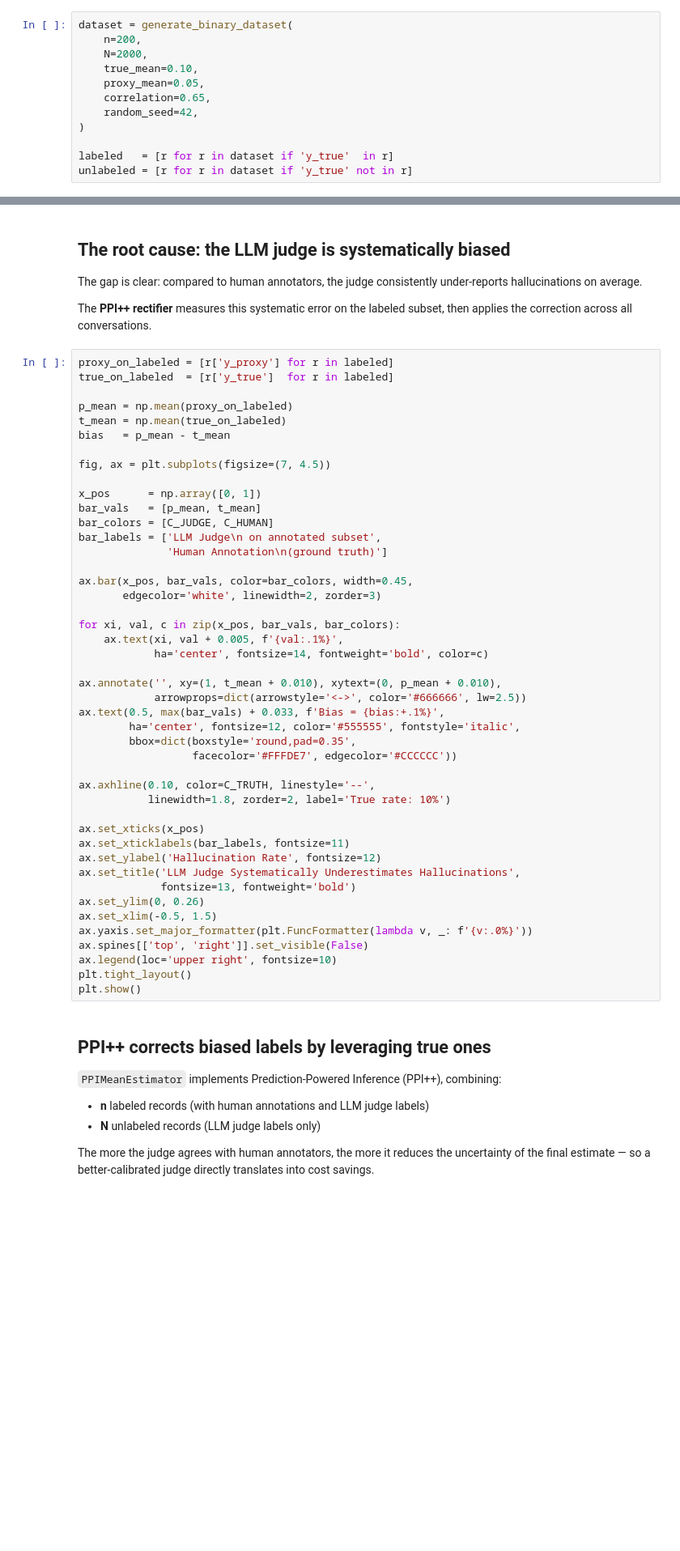
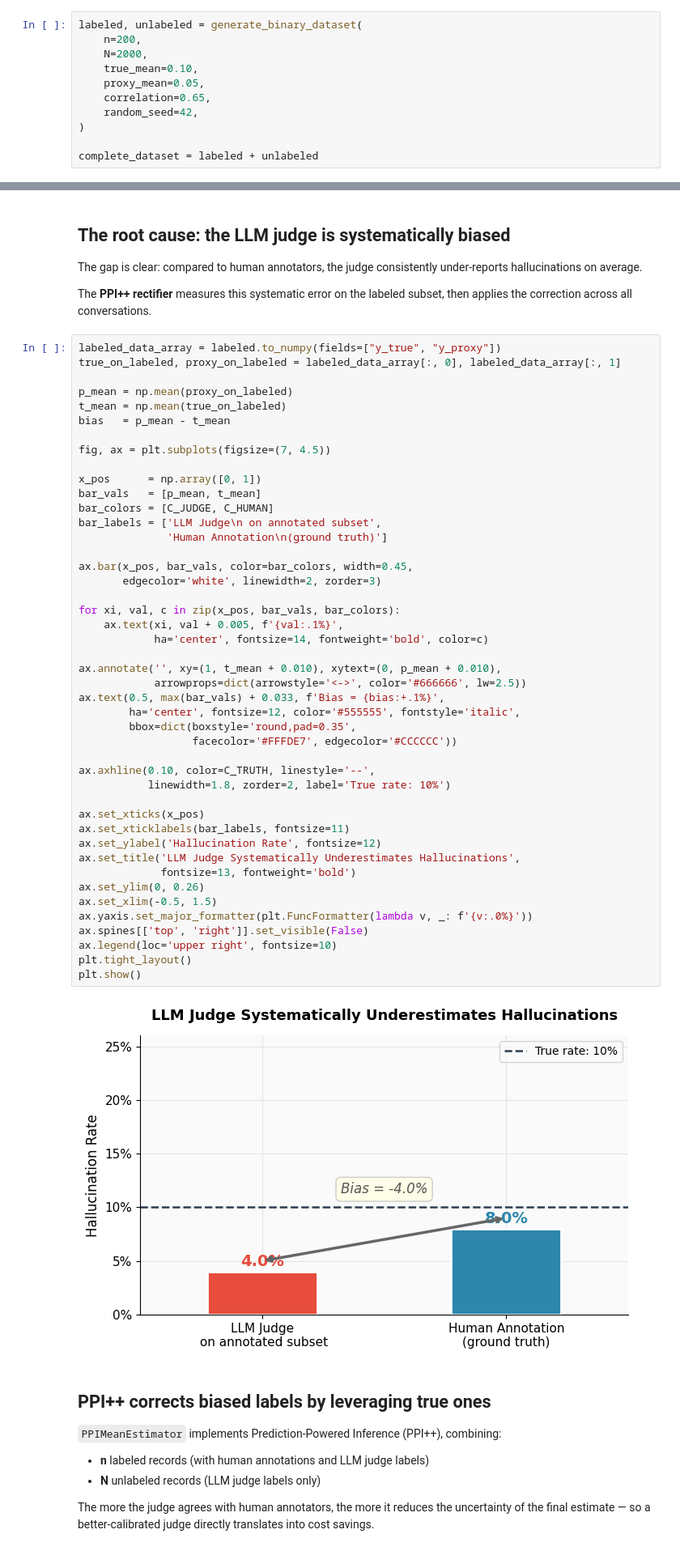
Before and after one commit to EmertonData/glide, a Jupyter notebook: docs/tutorials/ppi.ipynb, the cells around one changed output, grey strips where cells are left out. Shown at 81% size. Saved outputs shown, nothing was run; the diff lists cells and outputs as text; blank space fills up the shorter version.

```diff
--- a/docs/tutorials/ppi.ipynb
+++ b/docs/tutorials/ppi.ipynb
@@ -78,7 +78,7 @@ Each **record** represents one conversation:
 | `y_true` | Labeled records only | `1` = hallucination confirmed by human annotator |
 | `y_proxy` | All records | `1` = hallucination flagged by the LLM judge |
 # %%
-dataset = generate_binary_dataset(
+labeled, unlabeled = generate_binary_dataset(
     n=200,
     N=2000,
     true_mean=0.10,
@@ -87,6 +87,5 @@ dataset = generate_binary_dataset(
     random_seed=42,
 )
 
-labeled   = [r for r in dataset if 'y_true'  in r]
-unlabeled = [r for r in dataset if 'y_true' not in r]
+complete_dataset = labeled + unlabeled
 # %%
@@ -147,8 +162,8 @@ The gap is clear: compared to human annotators, the judge consistently under-rep
 
 The **PPI++ rectifier** measures this systematic error on the labeled subset, then applies the correction across all conversations.
 # %%
-proxy_on_labeled = [r['y_proxy'] for r in labeled]
-true_on_labeled  = [r['y_true']  for r in labeled]
+labeled_data_array = labeled.to_numpy(fields=["y_true", "y_proxy"])
+true_on_labeled, proxy_on_labeled = labeled_data_array[:, 0], labeled_data_array[:, 1]
 
 p_mean = np.mean(proxy_on_labeled)
 t_mean = np.mean(true_on_labeled)
@@ -164,33 +179,35 @@ bar_labels = ['LLM Judge\n on annotated subset',
 
 ax.bar(x_pos, bar_vals, color=bar_colors, width=0.45,
        edgecolor='white', linewidth=2, zorder=3)
 
 for xi, val, c in zip(x_pos, bar_vals, bar_colors):
     ax.text(xi, val + 0.005, f'{val:.1%}',
             ha='center', fontsize=14, fontweight='bold', color=c)
 
 ax.annotate('', xy=(1, t_mean + 0.010), xytext=(0, p_mean + 0.010),
             arrowprops=dict(arrowstyle='<->', color='#666666', lw=2.5))
 ax.text(0.5, max(bar_vals) + 0.033, f'Bias = {bias:+.1%}',
         ha='center', fontsize=12, color='#555555', fontstyle='italic',
         bbox=dict(boxstyle='round,pad=0.35',
                   facecolor='#FFFDE7', edgecolor='#CCCCCC'))
 
 ax.axhline(0.10, color=C_TRUTH, linestyle='--',
            linewidth=1.8, zorder=2, label='True rate: 10%')
 
 ax.set_xticks(x_pos)
 ax.set_xticklabels(bar_labels, fontsize=11)
 ax.set_ylabel('Hallucination Rate', fontsize=12)
 ax.set_title('LLM Judge Systematically Underestimates Hallucinations',
              fontsize=13, fontweight='bold')
 ax.set_ylim(0, 0.26)
 ax.set_xlim(-0.5, 1.5)
 ax.yaxis.set_major_formatter(plt.FuncFormatter(lambda v, _: f'{v:.0%}'))
 ax.spines[['top', 'right']].set_visible(False)
 ax.legend(loc='upper right', fontsize=10)
 plt.tight_layout()
 plt.show()
+# %% [output]
+[figure, added]
 # %% [markdown]
 ## PPI++ corrects biased labels by leveraging true ones
 
```
Also changed, not shown: parts of 8 cells of this notebook, 3 other files.
